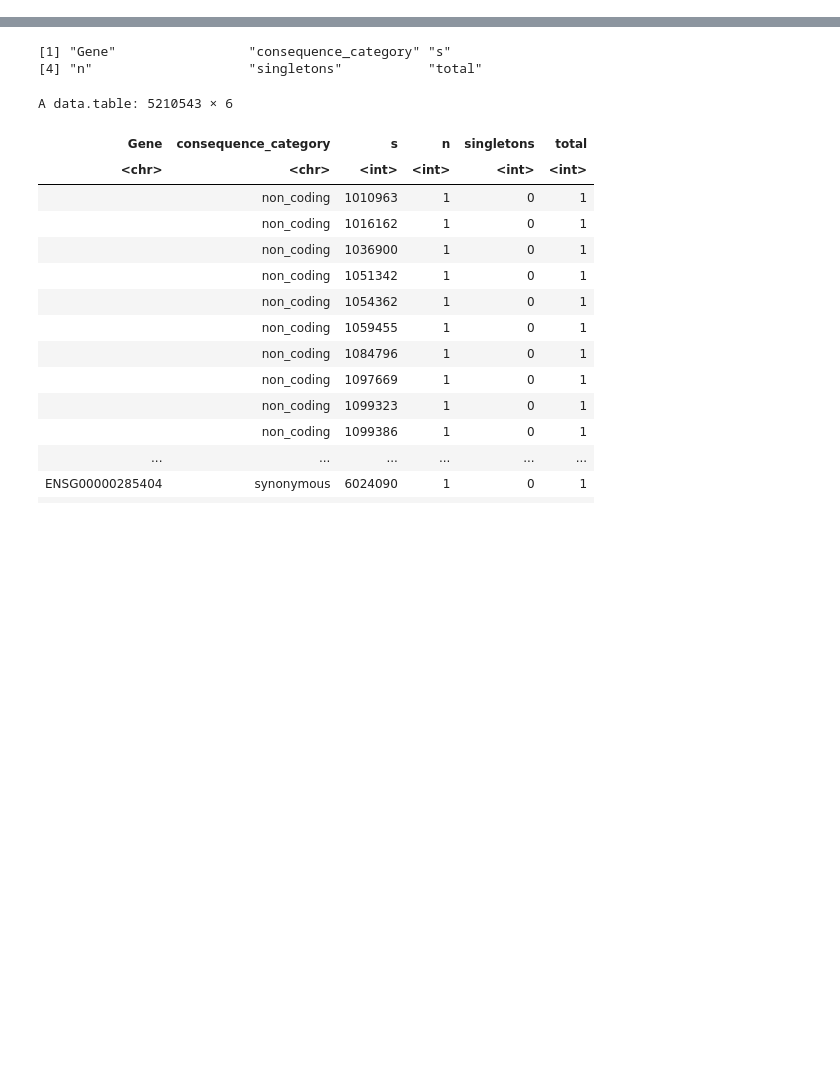
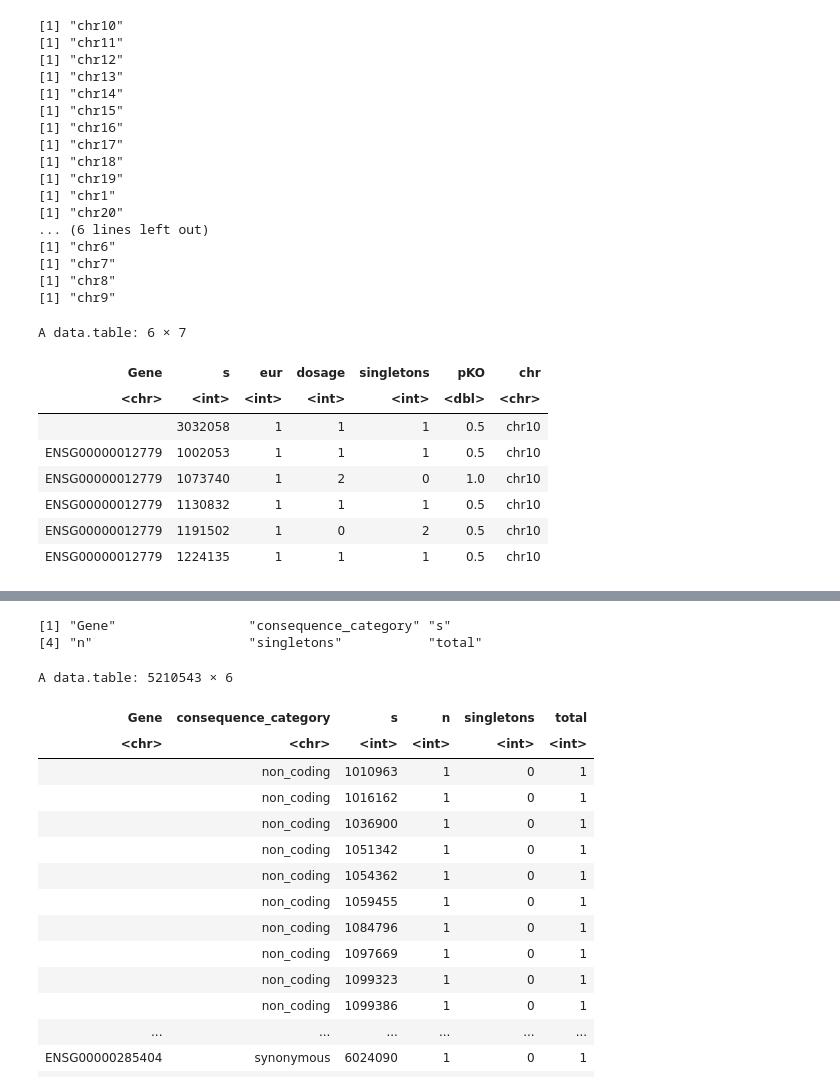
Before and after one commit to frhl/wes_ko_ukbb, a Jupyter notebook: notebooks/summary.ipynb, the cells around one changed output, grey strips where cells are left out. Drawn from its saved outputs; the diff is of its cells as text; code cells hidden in the pictures; blank space fills up the shorter version.

```diff
--- a/notebooks/summary.ipynb
+++ b/notebooks/summary.ipynb
@@ -12,3 +31,40 @@ print(head(files))
 # %%
-d1 <- fread("derived/tmp//ukb_wes_200k_phased_all_maf002_nofilter_test_chr22_burden.tsv.gz")
-d2 <- fread("derived/tmp//ukb_wes_200k_phased_all_maf002_nofilter_test_chr22_ko_prob.tsv.gz")
+#d1 <- fread(files[1])
+#head(d1)
+
+d1 <- do.call(rbind, lapply(files, function(f){
+    d = fread(f)
+    name = basename(f)
+    chr = unlist(lapply(strsplit(name, split = '_'), function(x) x[7]))
+    print(chr)
+    d$chr = chr
+    return(d)
+}))
+head(d1)
+# %% [output]
+[1] "chr10"
+[1] "chr11"
+[1] "chr12"
+[1] "chr13"
+[1] "chr14"
+[1] "chr15"
+[1] "chr16"
+[1] "chr17"
+[1] "chr18"
+[1] "chr19"
+[1] "chr1"
+[1] "chr20"
+... (6 lines left out)
+[1] "chr6"
+[1] "chr7"
+[1] "chr8"
+[1] "chr9"
+A data.table: 6 × 7
+| Gene | s | eur | dosage | singletons | pKO | chr |
+| <chr> | <int> | <int> | <int> | <int> | <dbl> | <chr> |
+|  | 3032058 | 1 | 1 | 1 | 0.5 | chr10 |
+| ENSG00000012779 | 1002053 | 1 | 1 | 1 | 0.5 | chr10 |
+| ENSG00000012779 | 1073740 | 1 | 2 | 0 | 1.0 | chr10 |
+| ENSG00000012779 | 1130832 | 1 | 1 | 1 | 0.5 | chr10 |
+| ENSG00000012779 | 1191502 | 1 | 0 | 2 | 0.5 | chr10 |
+| ENSG00000012779 | 1224135 | 1 | 1 | 1 | 0.5 | chr10 |
```
Also changed, not shown: parts of 16 cells of this notebook, 7 other files.
